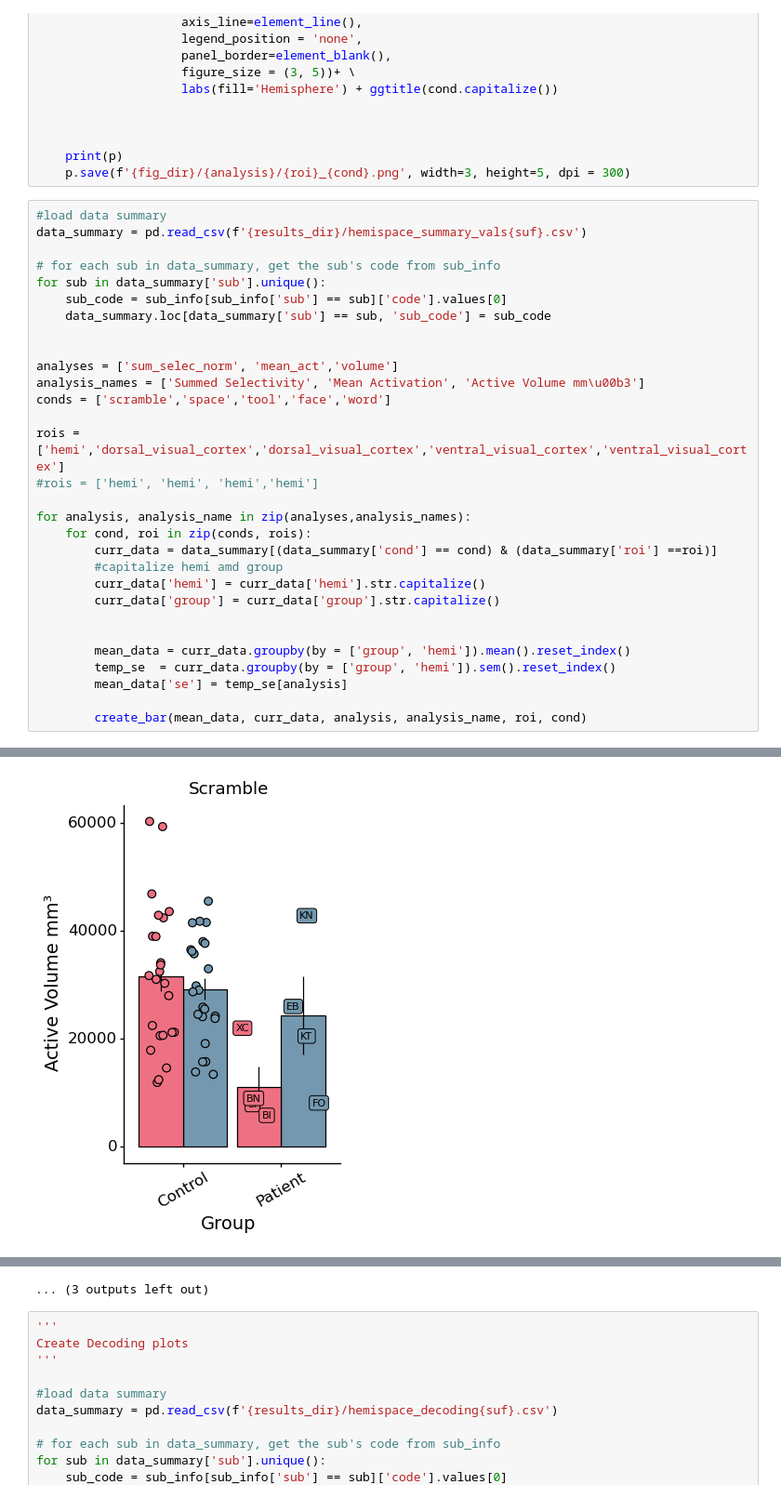
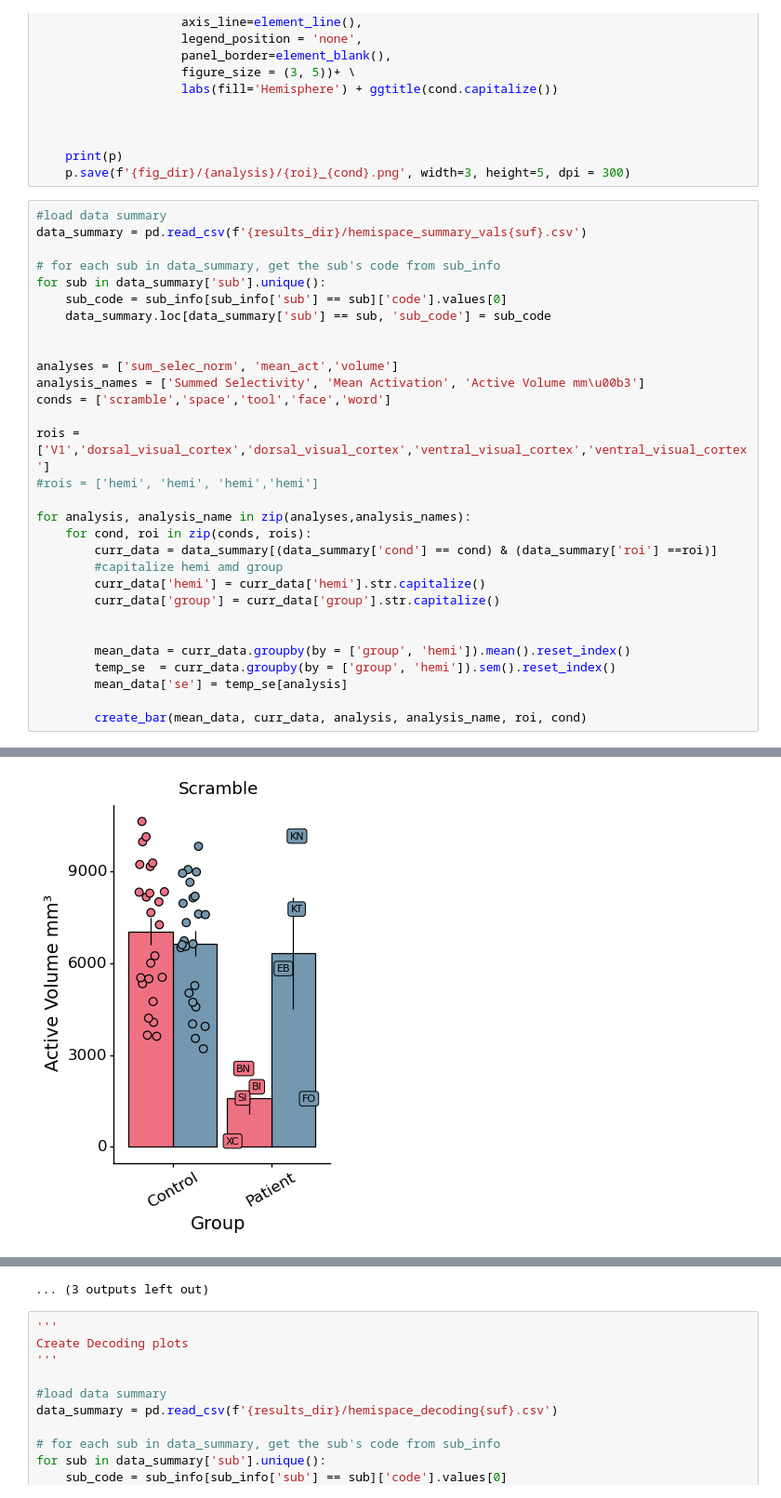
Before and after one commit to vayzenb/hemispace, a Jupyter notebook: analyses/create_figs.ipynb, the cells around one changed output, grey strips where cells are left out. Shown at 93% size. Drawn from its saved outputs; the diff is of its cells as text.

Commit message:
added figures

```diff
--- a/analyses/create_figs.ipynb
+++ b/analyses/create_figs.ipynb
@@ -83,7 +83,7 @@ analyses = ['sum_selec_norm', 'mean_act','volume']
 analysis_names = ['Summed Selectivity', 'Mean Activation', 'Active Volume mm\u00b3']
 conds = ['scramble','space','tool','face','word']
 
-rois = ['hemi','dorsal_visual_cortex','dorsal_visual_cortex','ventral_visual_cortex','ventral_visual_cortex']
+rois = ['V1','dorsal_visual_cortex','dorsal_visual_cortex','ventral_visual_cortex','ventral_visual_cortex']
 #rois = ['hemi', 'hemi', 'hemi','hemi']
 
 for analysis, analysis_name in zip(analyses,analysis_names):
@@ -109,8 +109,8 @@ for analysis, analysis_name in zip(analyses,analysis_names):
 [figure]
 [figure]
 [figure]
 [figure]
-[figure, old version]
+[figure, new version]
 [figure]
 ... (3 outputs left out)
 # %%
```
Also changed, not shown: parts of 1 cell of this notebook, 12 other files.
